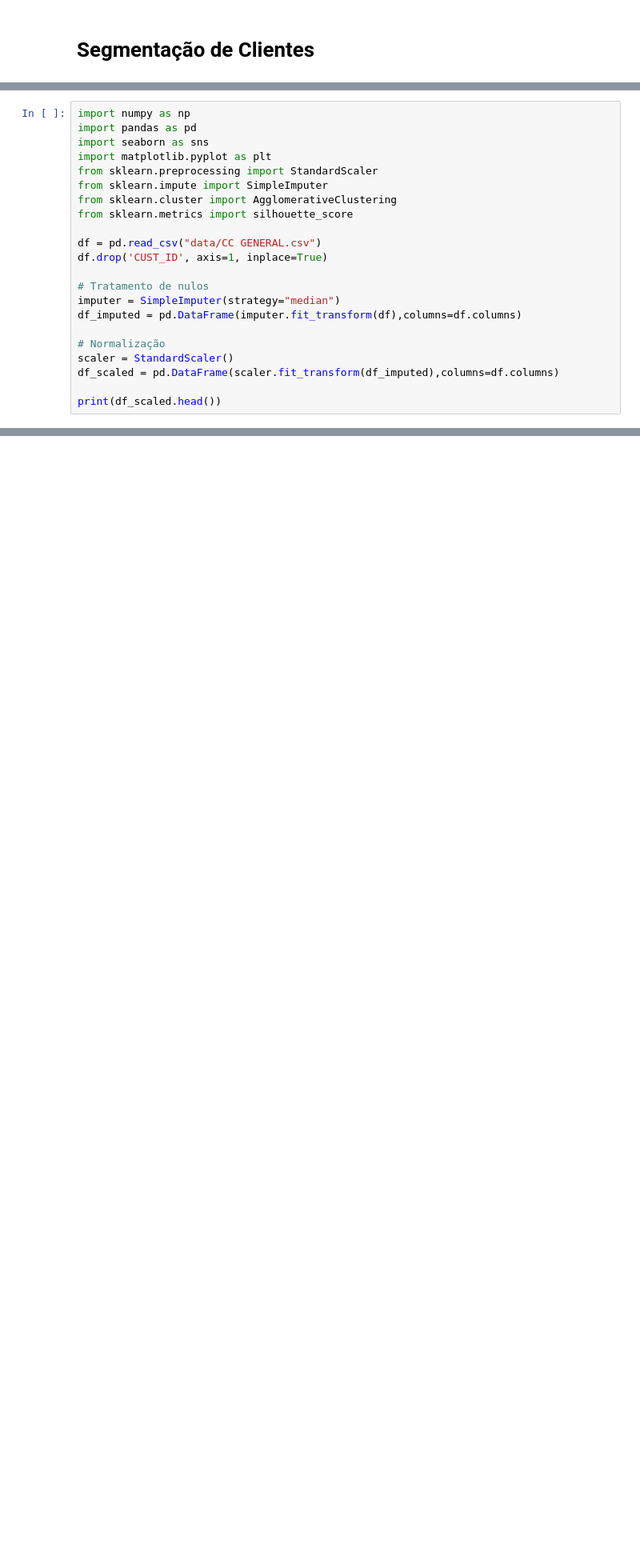
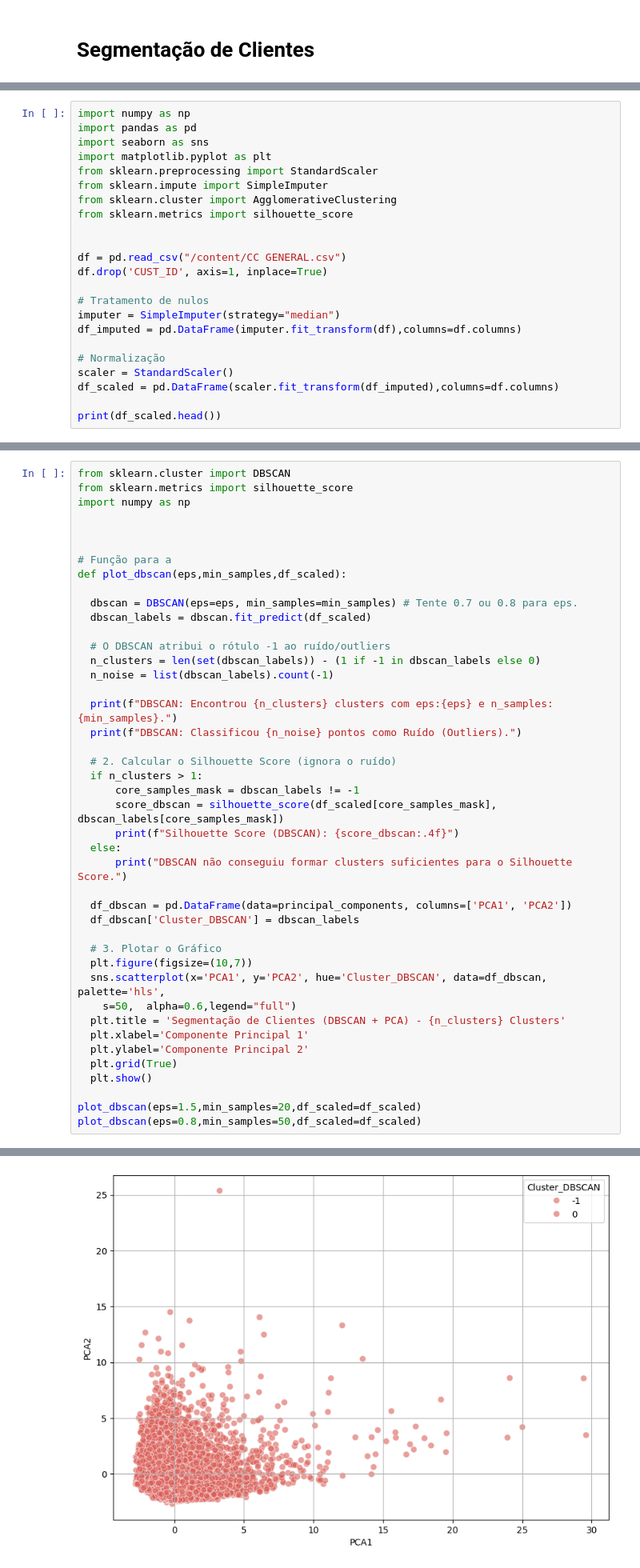
Before and after one commit to eudessb/segmentacao_de_clientes, a Jupyter notebook: notebook.ipynb, the cells around one changed output, grey strips where cells are left out. Shown at 80% size. Drawn from its saved outputs; the diff is of its cells as text; blank space fills up the shorter version.

Commit message:
DBSCAN

```diff
--- a/notebook.ipynb
+++ b/notebook.ipynb
@@ -30,7 +30,8 @@ from sklearn.impute import SimpleImputer
 from sklearn.cluster import AgglomerativeClustering
 from sklearn.metrics import silhouette_score
 
-df = pd.read_csv("data/CC GENERAL.csv")
+
+df = pd.read_csv("/content/CC GENERAL.csv")
 df.drop('CUST_ID', axis=1, inplace=True)
 
 # Tratamento de nulos
@@ -118,0 +122,44 @@ plt.show()
+# %%
+from sklearn.cluster import DBSCAN
+from sklearn.metrics import silhouette_score
+import numpy as np
+
+
+
+# Função para a
+def plot_dbscan(eps,min_samples,df_scaled):
+
+  dbscan = DBSCAN(eps=eps, min_samples=min_samples) # Tente 0.7 ou 0.8 para eps.
+  dbscan_labels = dbscan.fit_predict(df_scaled)
+
+  # O DBSCAN atribui o rótulo -1 ao ruído/outliers
+  n_clusters = len(set(dbscan_labels)) - (1 if -1 in dbscan_labels else 0)
+  n_noise = list(dbscan_labels).count(-1)
+
+  print(f"DBSCAN: Encontrou {n_clusters} clusters com eps:{eps} e n_samples:{min_samples}.")
+  print(f"DBSCAN: Classificou {n_noise} pontos como Ruído (Outliers).")
+
+  # 2. Calcular o Silhouette Score (ignora o ruído)
+  if n_clusters > 1:
+      core_samples_mask = dbscan_labels != -1
+      score_dbscan = silhouette_score(df_scaled[core_samples_mask], dbscan_labels[core_samples_mask])
+      print(f"Silhouette Score (DBSCAN): {score_dbscan:.4f}")
+  else:
+      print("DBSCAN não conseguiu formar clusters suficientes para o Silhouette Score.")
+
+  df_dbscan = pd.DataFrame(data=principal_components, columns=['PCA1', 'PCA2'])
+  df_dbscan['Cluster_DBSCAN'] = dbscan_labels
+
+  # 3. Plotar o Gráfico
+  plt.figure(figsize=(10,7))
+  sns.scatterplot(x='PCA1', y='PCA2', hue='Cluster_DBSCAN', data=df_dbscan, palette='hls',
+    s=50,  alpha=0.6,legend="full")
+  plt.title = 'Segmentação de Clientes (DBSCAN + PCA) - {n_clusters} Clusters'
+  plt.xlabel='Componente Principal 1'
+  plt.ylabel='Componente Principal 2'
+  plt.grid(True)
+  plt.show()
+
+plot_dbscan(eps=1.5,min_samples=20,df_scaled=df_scaled)
+plot_dbscan(eps=0.8,min_samples=50,df_scaled=df_scaled)
+# %% [output]
@@ -118,0 +169 @@ plt.show()
+[figure, added]
```
Also changed, not shown: parts of 5 cells of this notebook.
